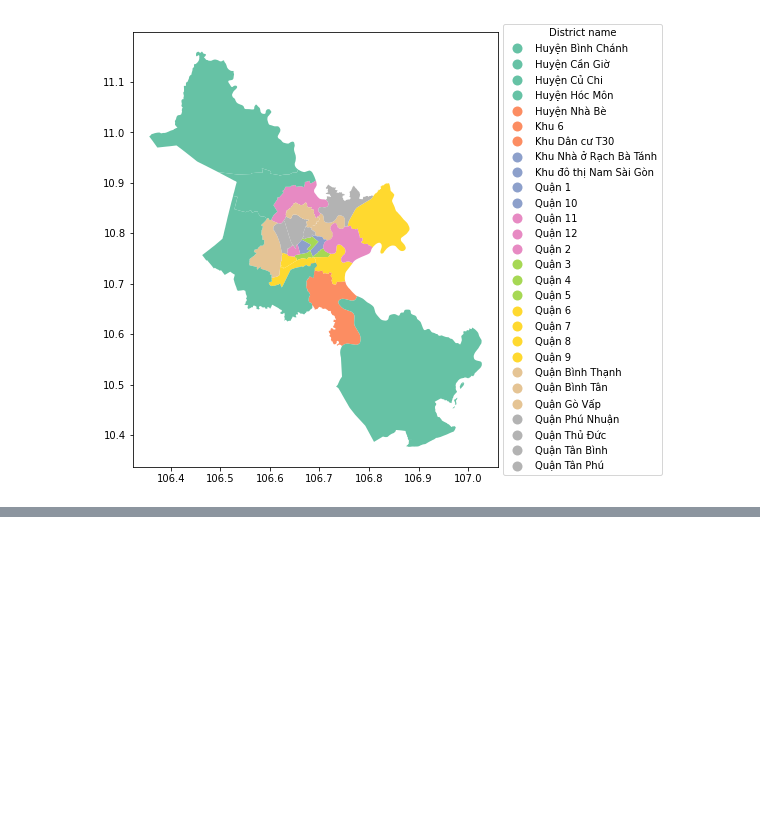
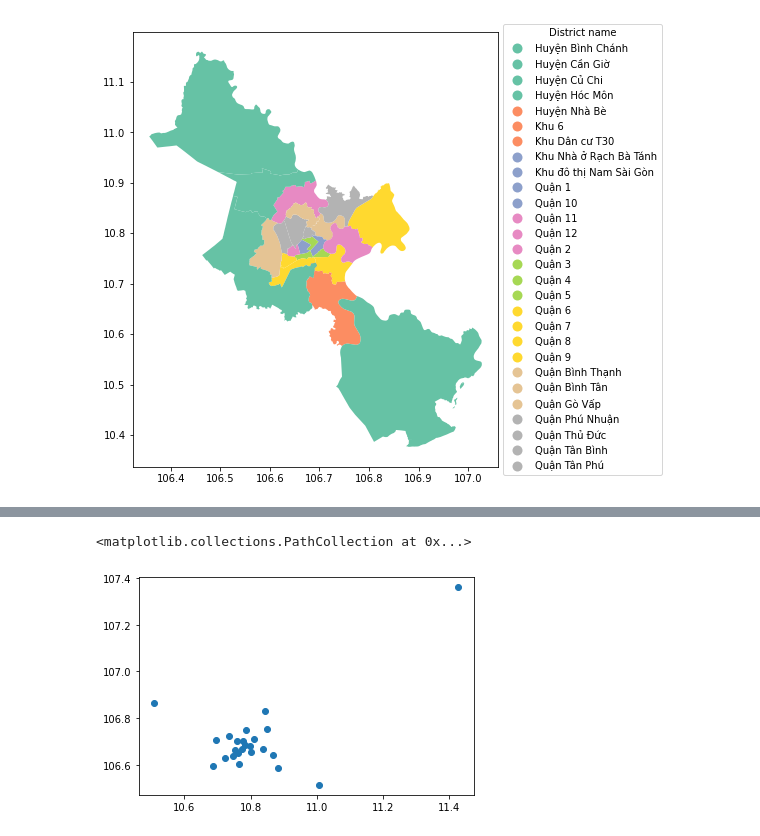
Before and after one commit to galvin96/course-MachineLearning, a Jupyter notebook: Bai_8/8.1/Chapter8_Exercise1_Geojson_HCMC.ipynb, the cells around one changed output, grey strips where cells are left out. Drawn from its saved outputs; the diff is of its cells as text; code cells hidden in the pictures; blank space fills up the shorter version.

```diff
--- a/Bai_8/8.1/Chapter8_Exercise1_Geojson_HCMC.ipynb
+++ b/Bai_8/8.1/Chapter8_Exercise1_Geojson_HCMC.ipynb
@@ -582,6 +582,10 @@ location
 </details>
 # %%
 # Câu 3: Vẽ scatterplot với dữ liệu Longitude, Latitude của dữ liệu của câu 2
+plt.scatter(location.Latitude, location.Longitude)
+# %% [output]
+<matplotlib.collections.PathCollection at 0x...>
+[figure, added]
 # %% [markdown]
 <details>
   <summary>Nhấn vào đây để xem kết quả !</summary>
```
Also changed, not shown: parts of 2 cells of this notebook, 6 other files.
